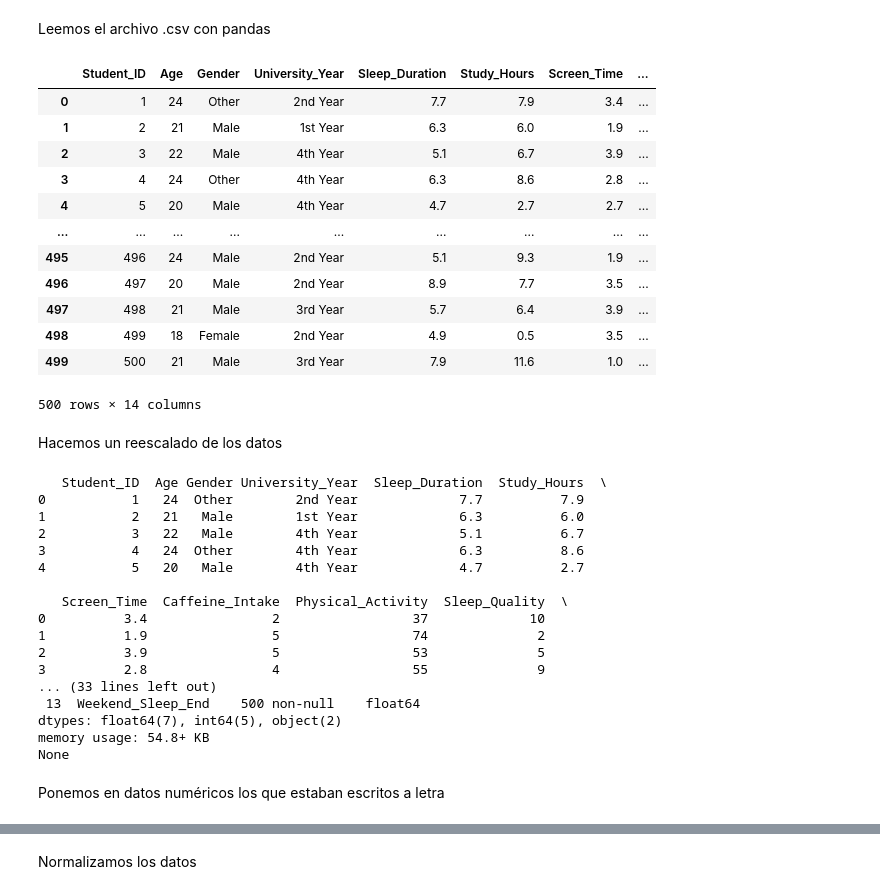
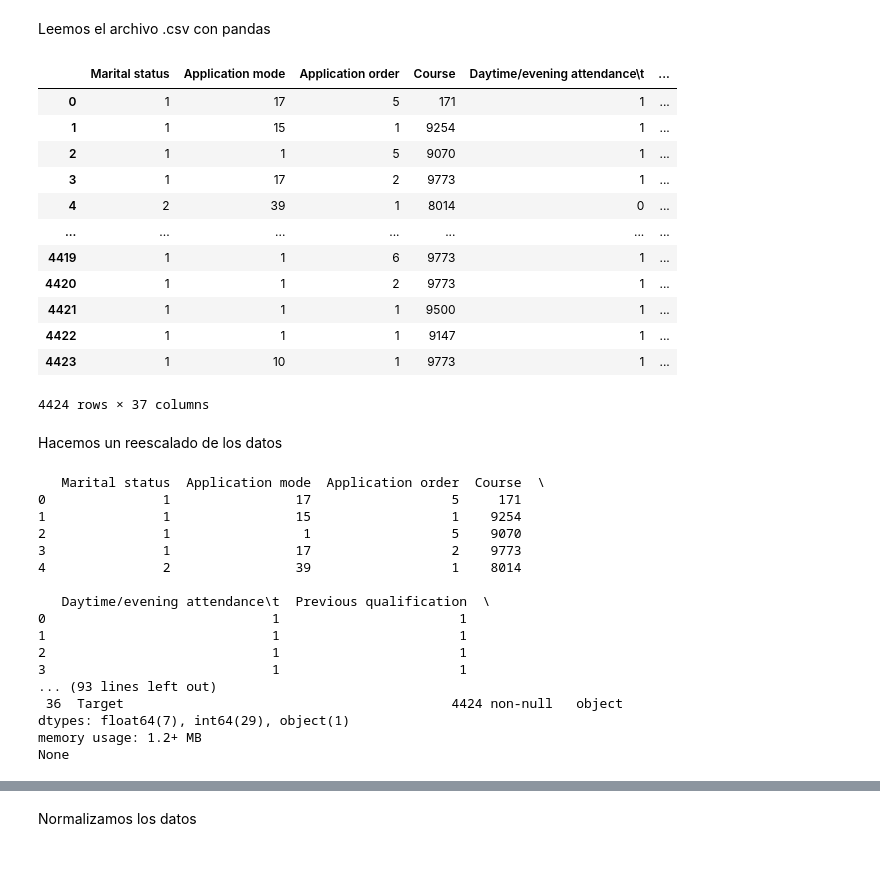
Before and after one commit to Knitrot/Sue-o, a Jupyter notebook: sueño.ipynb, the cells around one changed output, grey strips where cells are left out. Cells and saved outputs as stored; diff of their text form; code cells hidden in the pictures; blank space fills up the shorter version.

Commit message:
Trabajamos ya con los valores de la base de datos del éxito escolar

```diff
--- a/sueño.ipynb
+++ b/sueño.ipynb
@@ -595,44 +595,42 @@ Objetivo:
 # %% [markdown]
 Leemos el archivo .csv con pandas
 # %%
-df=pd.read_csv('student_sleep_patterns.csv')
+df=pd.read_csv('data.csv',delimiter=';')
 df
 # %% [output]
-|  | Student_ID | Age | Gender | University_Year | Sleep_Duration | Study_Hours | Screen_Time | ... |
-| 0 | 1 | 24 | Other | 2nd Year | 7.7 | 7.9 | 3.4 | ... |
-| 1 | 2 | 21 | Male | 1st Year | 6.3 | 6.0 | 1.9 | ... |
-| 2 | 3 | 22 | Male | 4th Year | 5.1 | 6.7 | 3.9 | ... |
-| 3 | 4 | 24 | Other | 4th Year | 6.3 | 8.6 | 2.8 | ... |
-| 4 | 5 | 20 | Male | 4th Year | 4.7 | 2.7 | 2.7 | ... |
-| ... | ... | ... | ... | ... | ... | ... | ... | ... |
-| 495 | 496 | 24 | Male | 2nd Year | 5.1 | 9.3 | 1.9 | ... |
-| 496 | 497 | 20 | Male | 2nd Year | 8.9 | 7.7 | 3.5 | ... |
-| 497 | 498 | 21 | Male | 3rd Year | 5.7 | 6.4 | 3.9 | ... |
-| 498 | 499 | 18 | Female | 2nd Year | 4.9 | 0.5 | 3.5 | ... |
-| 499 | 500 | 21 | Male | 3rd Year | 7.9 | 11.6 | 1.0 | ... |
+|  | Marital status | Application mode | Application order | Course | Daytime/evening attendance\t | ... |
+| 0 | 1 | 17 | 5 | 171 | 1 | ... |
+| 1 | 1 | 15 | 1 | 9254 | 1 | ... |
+| 2 | 1 | 1 | 5 | 9070 | 1 | ... |
+| 3 | 1 | 17 | 2 | 9773 | 1 | ... |
+| 4 | 2 | 39 | 1 | 8014 | 0 | ... |
+| ... | ... | ... | ... | ... | ... | ... |
+| 4419 | 1 | 1 | 6 | 9773 | 1 | ... |
+| 4420 | 1 | 1 | 2 | 9773 | 1 | ... |
+| 4421 | 1 | 1 | 1 | 9500 | 1 | ... |
+| 4422 | 1 | 1 | 1 | 9147 | 1 | ... |
+| 4423 | 1 | 10 | 1 | 9773 | 1 | ... |
-500 rows × 14 columns
+4424 rows × 37 columns
 # %% [markdown]
 Hacemos un reescalado de los datos
 # %%
 print(df.head())
 print(df.info())
 # %% [output]
-   Student_ID  Age Gender University_Year  Sleep_Duration  Study_Hours  \
-0           1   24  Other        2nd Year             7.7          7.9
-1           2   21   Male        1st Year             6.3          6.0
-2           3   22   Male        4th Year             5.1          6.7
-3           4   24  Other        4th Year             6.3          8.6
-4           5   20   Male        4th Year             4.7          2.7
+   Marital status  Application mode  Application order  Course  \
+0               1                17                  5     171
+1               1                15                  1    9254
+2               1                 1                  5    9070
+3               1                17                  2    9773
+4               2                39                  1    8014
 
-   Screen_Time  Caffeine_Intake  Physical_Activity  Sleep_Quality  \
-0          3.4                2                 37             10
-1          1.9                5                 74              2
-2          3.9                5                 53              5
-3          2.8                4                 55              9
-... (33 lines left out)
- 13  Weekend_Sleep_End    500 non-null    float64
-dtypes: float64(7), int64(5), object(2)
-memory usage: 54.8+ KB
+   Daytime/evening attendance\t  Previous qualification  \
+0                             1                       1
+1                             1                       1
+2                             1                       1
+3                             1                       1
+... (93 lines left out)
+ 36  Target                                          4424 non-null   object
+dtypes: float64(7), int64(29), object(1)
+memory usage: 1.2+ MB
 None
-# %% [markdown]
-Ponemos en datos numéricos los que estaban escritos a letra
```
Also changed, not shown: parts of 5 cells of this notebook.
